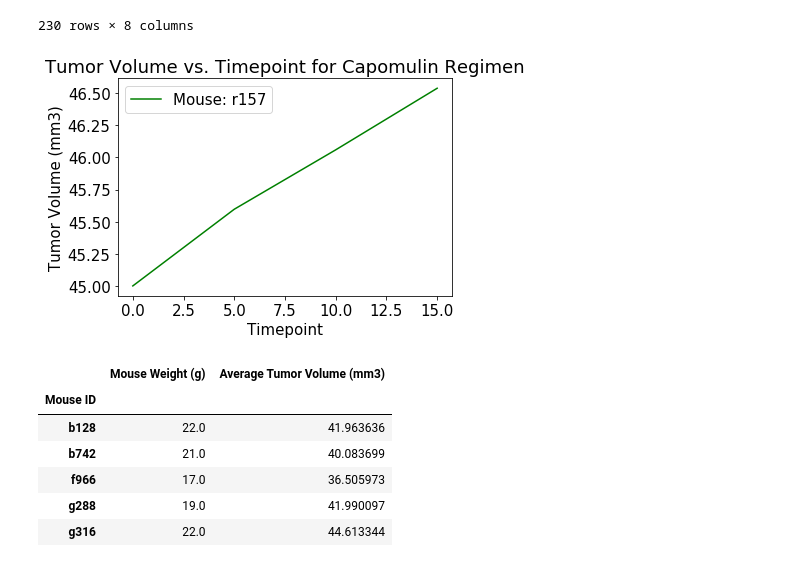
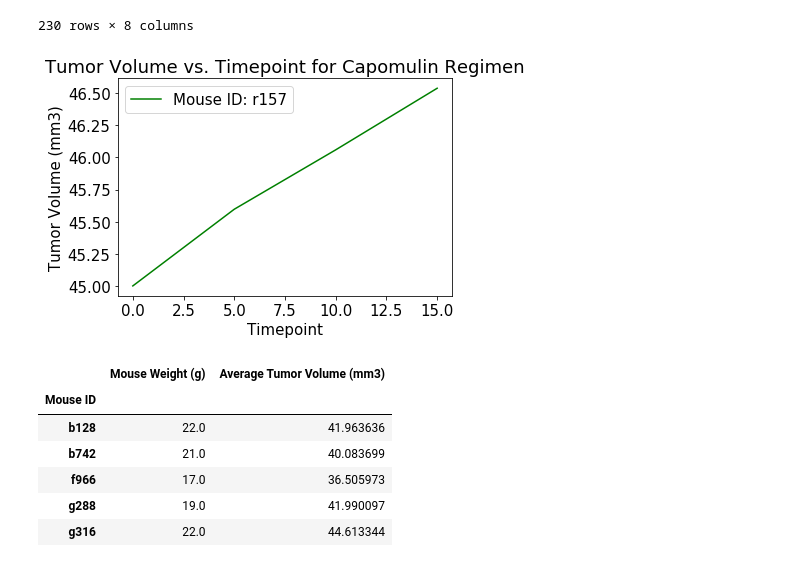
Before and after one commit to aburstyn9068/matplotlib-challenge, a Jupyter notebook: pymaceuticals_starter.ipynb, the cells around one changed output. Drawn from its saved outputs; the diff is of its cells as text; code cells hidden in the pictures.

```diff
--- a/pymaceuticals_starter.ipynb
+++ b/pymaceuticals_starter.ipynb
@@ -317,17 +318,17 @@ capDF
 # %%
 # Generate a line plot of tumor volume vs. time point for a mouse treated with Capomulin
 mouse = "r157"
 capMouse = capDF.loc[capDF["Mouse ID"]==mouse]
 capMouse = capMouse[["Timepoint", "Tumor Volume (mm3)"]]
 capMouse = capMouse.set_index("Timepoint")
 capMouse.plot(kind="line", color="g")
 plt.title("Tumor Volume vs. Timepoint for Capomulin Regimen")
 plt.ylabel("Tumor Volume (mm3)")
-legendString = "Mouse: " + mouse
+legendString = "Mouse ID: " + mouse
 plt.legend([legendString])
 plt.show()
 # %% [output]
-[figure, old version]
+[figure, new version]
 # %%
 # Create a data frame of average tumor volume and mouse weight for the Capomulin regimen treated mice
 tumVolWeight = capDF.groupby("Mouse ID").mean()
```
Also changed, not shown: parts of 4 cells of this notebook.
